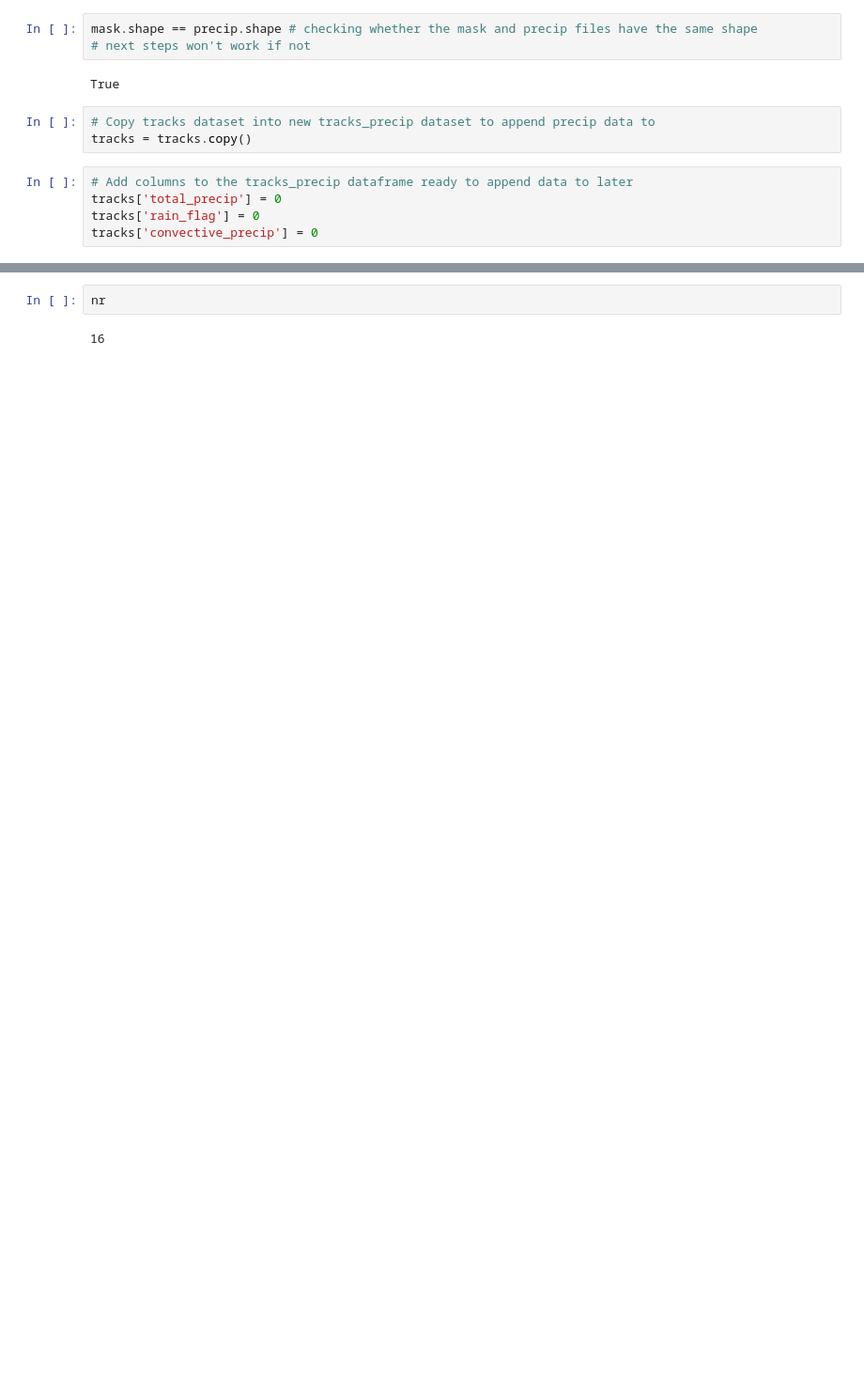
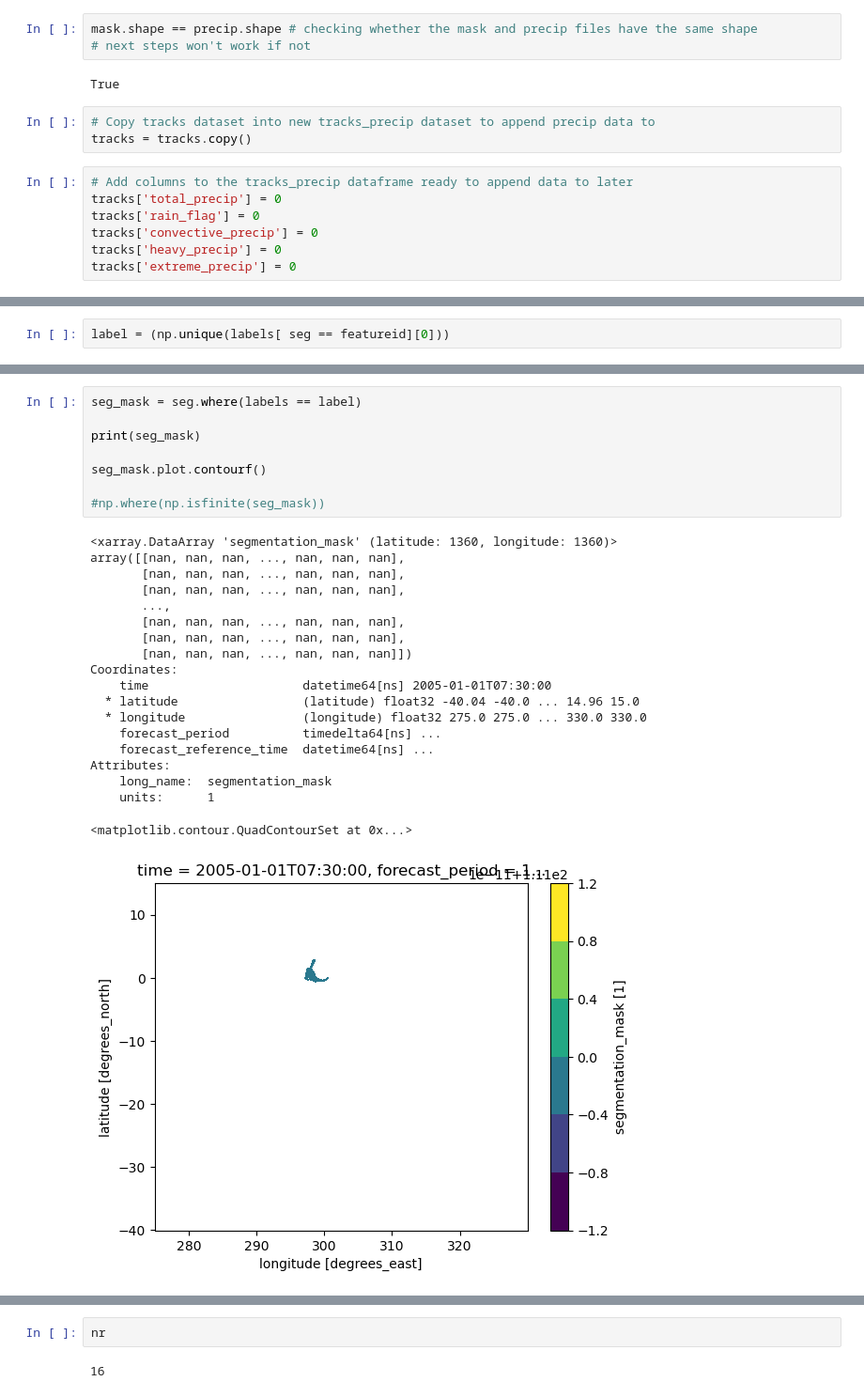
Before and after one commit to harrietgilmour/tobac_sensitivity, a Jupyter notebook: precip_filter_testing.ipynb, the cells around one changed output, grey strips where cells are left out. Shown at 94% size. Cells and saved outputs as stored; diff of their text form; blank space fills up the shorter version.

```diff
--- a/precip_filter_testing.ipynb
+++ b/precip_filter_testing.ipynb
@@ -70,6 +104,8 @@ tracks = tracks.copy()
 tracks['total_precip'] = 0
 tracks['rain_flag'] = 0
 tracks['convective_precip'] = 0
+tracks['heavy_precip'] = 0
+tracks['extreme_precip'] = 0
 # %%
 # remove cell values with -1 from tracks dataset
 tracks = tracks[tracks.cell >= 0]
@@ -257,0 +353,2 @@ for idx in subset.idx.values: #find all the idx values for that unique cell / tr
+# %%
+label = (np.unique(labels[ seg == featureid][0]))
@@ -257,0 +359,28 @@ for idx in subset.idx.values: #find all the idx values for that unique cell / tr
+# %%
+seg_mask = seg.where(labels == label)
+
+print(seg_mask)
+
+seg_mask.plot.contourf()
+
+#np.where(np.isfinite(seg_mask))
+# %% [output]
+<xarray.DataArray 'segmentation_mask' (latitude: 1360, longitude: 1360)>
+array([[nan, nan, nan, ..., nan, nan, nan],
+       [nan, nan, nan, ..., nan, nan, nan],
+       [nan, nan, nan, ..., nan, nan, nan],
+       ...,
+       [nan, nan, nan, ..., nan, nan, nan],
+       [nan, nan, nan, ..., nan, nan, nan],
+       [nan, nan, nan, ..., nan, nan, nan]])
+Coordinates:
+    time                     datetime64[ns] 2005-01-01T07:30:00
+  * latitude                 (latitude) float32 -40.04 -40.0 ... 14.96 15.0
+  * longitude                (longitude) float32 275.0 275.0 ... 330.0 330.0
+    forecast_period          timedelta64[ns] ...
+    forecast_reference_time  datetime64[ns] ...
+Attributes:
+    long_name:  segmentation_mask
+    units:      1
+<matplotlib.contour.QuadContourSet at 0x...>
+[figure, added]
```
Also changed, not shown: parts of 17 cells of this notebook.
